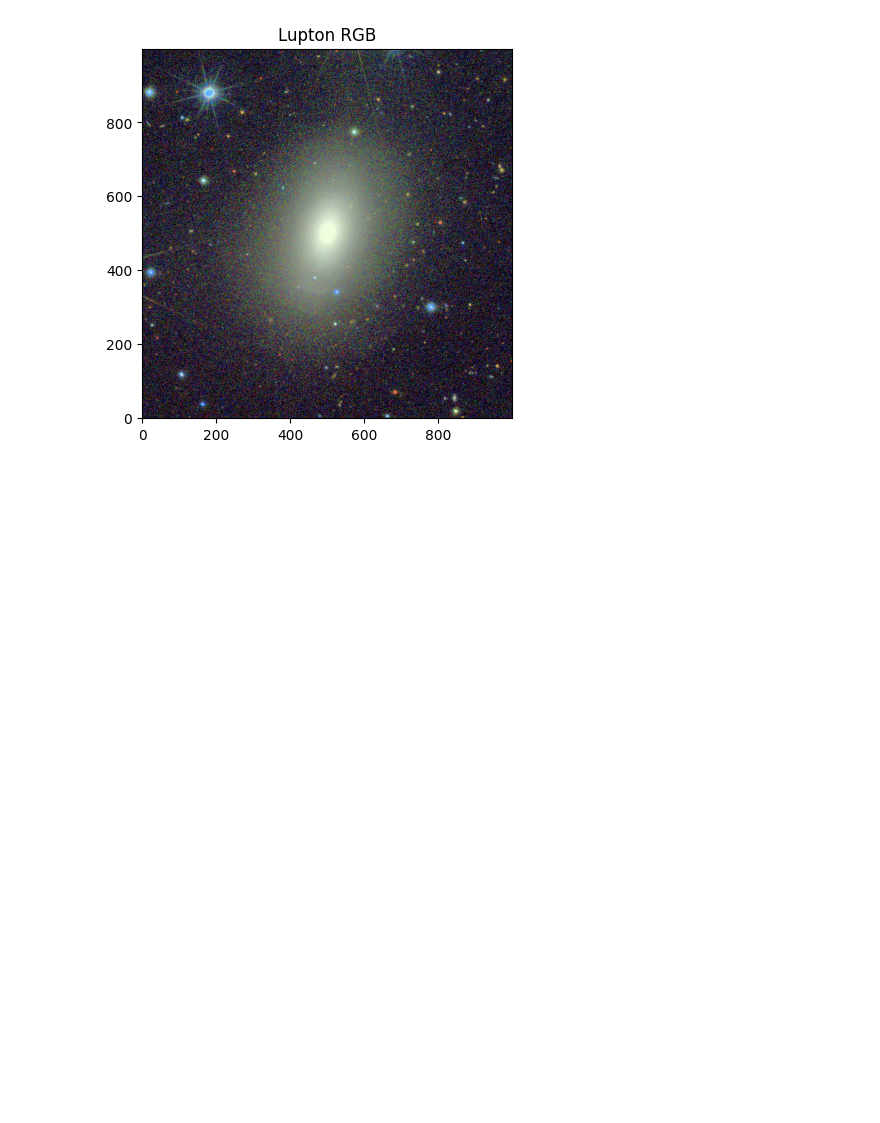
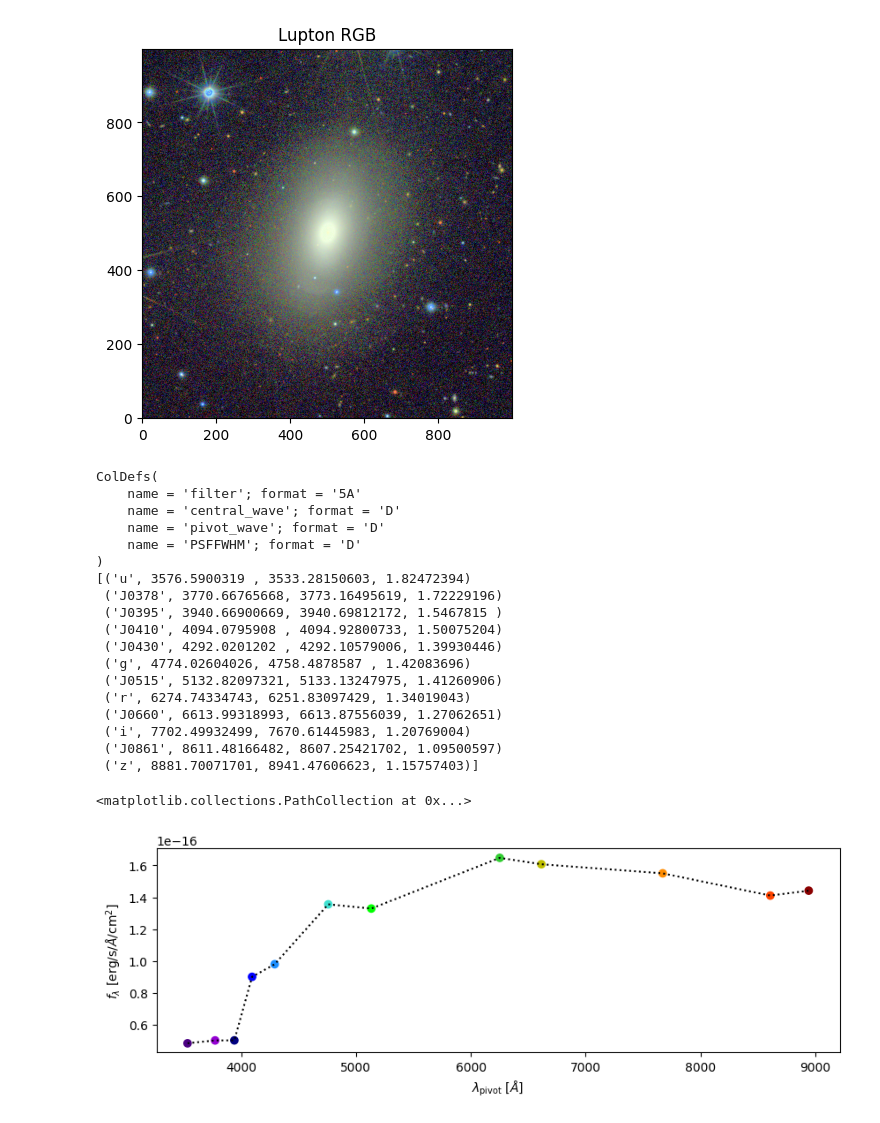
Before and after one commit to splus-collab/splusdata, a Jupyter notebook: splusdata/scubes/SCubes_example.ipynb, the cells around one changed output. Cells and saved outputs as stored; diff of their text form; code cells hidden in the pictures; blank space fills up the shorter version.

```diff
--- a/splusdata/scubes/SCubes_example.ipynb
+++ b/splusdata/scubes/SCubes_example.ipynb
@@ -79,3 +81,56 @@ plt.imshow(RGB__yxc, origin='lower')
 # %% [output]
 <matplotlib.image.AxesImage at 0x...>
 [figure]
+# %%
+BAND_COLORS = {
+    'u': 'indigo',
+    'J0378': 'darkviolet',
+    'J0395': 'navy',
+    'J0410': 'b',
+    'J0430': 'dodgerblue',
+    'g': 'turquoise',
+    'J0515': 'lime',
+    'r': 'limegreen',
+    'J0660': 'y',
+    'i': 'darkorange',
+    'J0861': 'orangered',
+    'z': 'darkred',
+}
+
+# METADATA
+metadata = scube.cube[4].data
+print(metadata.columns)
+print(metadata)
+
+c = [BAND_COLORS[x] for x in metadata['filter']]
+
+# central pixel
+ix0, iy0 = int(scube.cube[0].header['X01TILE']), int(scube.cube[0].header['Y01TILE'])
+
+plt.figure(figsize=(10, 3))
+plt.ylabel(r'$f_\lambda$ [erg/s/$\AA$/cm$^2$]')
+plt.xlabel(r'$\lambda_{\rm pivot}$ [$\AA$]')
+x, y = metadata['pivot_wave'], scube.flam__byx[:, iy0, ix0].value*scube.flam_scale
+plt.plot(x,y, 'k:')
+plt.scatter(x, y, c=c)
+# %% [output]
+ColDefs(
+    name = 'filter'; format = '5A'
+    name = 'central_wave'; format = 'D'
+    name = 'pivot_wave'; format = 'D'
+    name = 'PSFFWHM'; format = 'D'
+)
+[('u', 3576.5900319 , 3533.28150603, 1.82472394)
+ ('J0378', 3770.66765668, 3773.16495619, 1.72229196)
+ ('J0395', 3940.66900669, 3940.69812172, 1.5467815 )
+ ('J0410', 4094.0795908 , 4094.92800733, 1.50075204)
+ ('J0430', 4292.0201202 , 4292.10579006, 1.39930446)
+ ('g', 4774.02604026, 4758.4878587 , 1.42083696)
+ ('J0515', 5132.82097321, 5133.13247975, 1.41260906)
+ ('r', 6274.74334743, 6251.83097429, 1.34019043)
+ ('J0660', 6613.99318993, 6613.87556039, 1.27062651)
+ ('i', 7702.49932499, 7670.61445983, 1.20769004)
+ ('J0861', 8611.48166482, 8607.25421702, 1.09500597)
+ ('z', 8881.70071701, 8941.47606623, 1.15757403)]
+<matplotlib.collections.PathCollection at 0x...>
+[figure, added]
```
Also changed, not shown: parts of 2 cells of this notebook, 1 other file.
